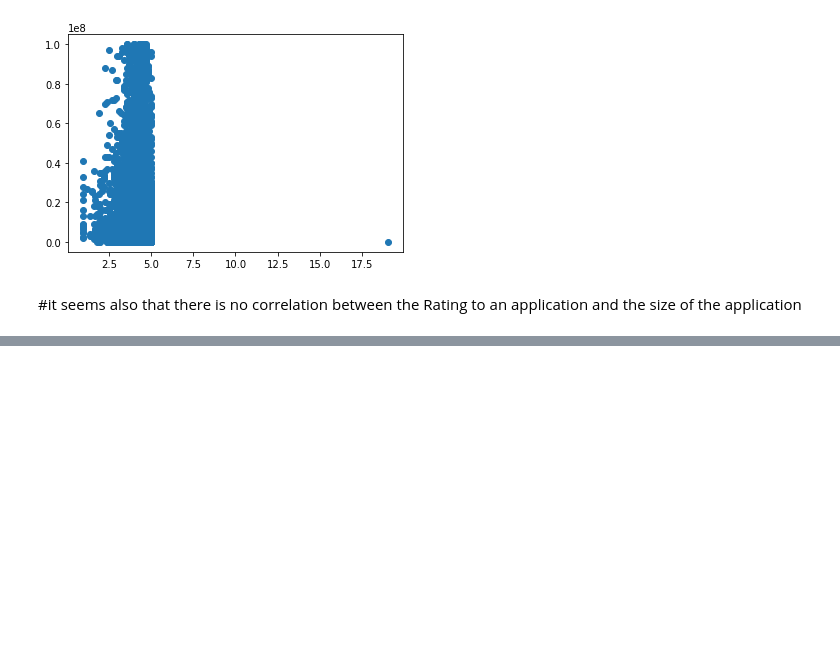
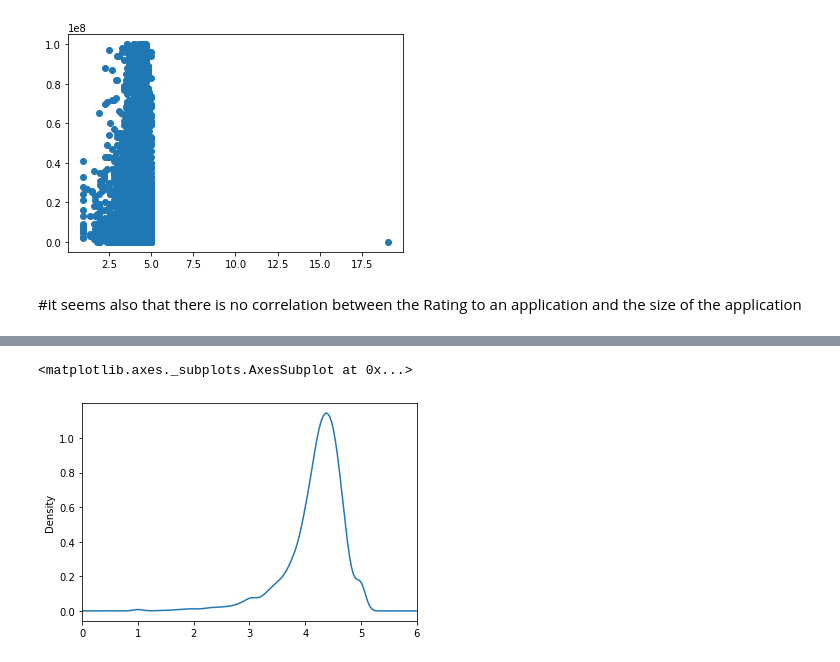
Before and after one commit to yasmeenel3sh/DataEngineeringCourseProject, a Jupyter notebook: google-play-store-apps/nourhan.ipynb, the cells around one changed output, grey strips where cells are left out. Saved outputs shown, nothing was run; the diff lists cells and outputs as text; code cells hidden in the pictures; blank space fills up the shorter version.

Commit message:
investigate correlation after dropping nulls in rating

```diff
--- a/google-play-store-apps/nourhan.ipynb
+++ b/google-play-store-apps/nourhan.ipynb
@@ -248,0 +240,2 @@ Name: Reviews, Length: 10841, dtype: object
+# %%
+app_data = pd.read_csv("./googleplaystore.csv")
@@ -248,0 +251,5 @@ Name: Reviews, Length: 10841, dtype: object
+# %%
+app_data.Rating.plot(kind='kde', xlim=(0,6))
+# %% [output]
+<matplotlib.axes._subplots.AxesSubplot at 0x...>
+[figure, added]
```
Also changed, not shown: parts of 26 cells of this notebook, 1 other file.
